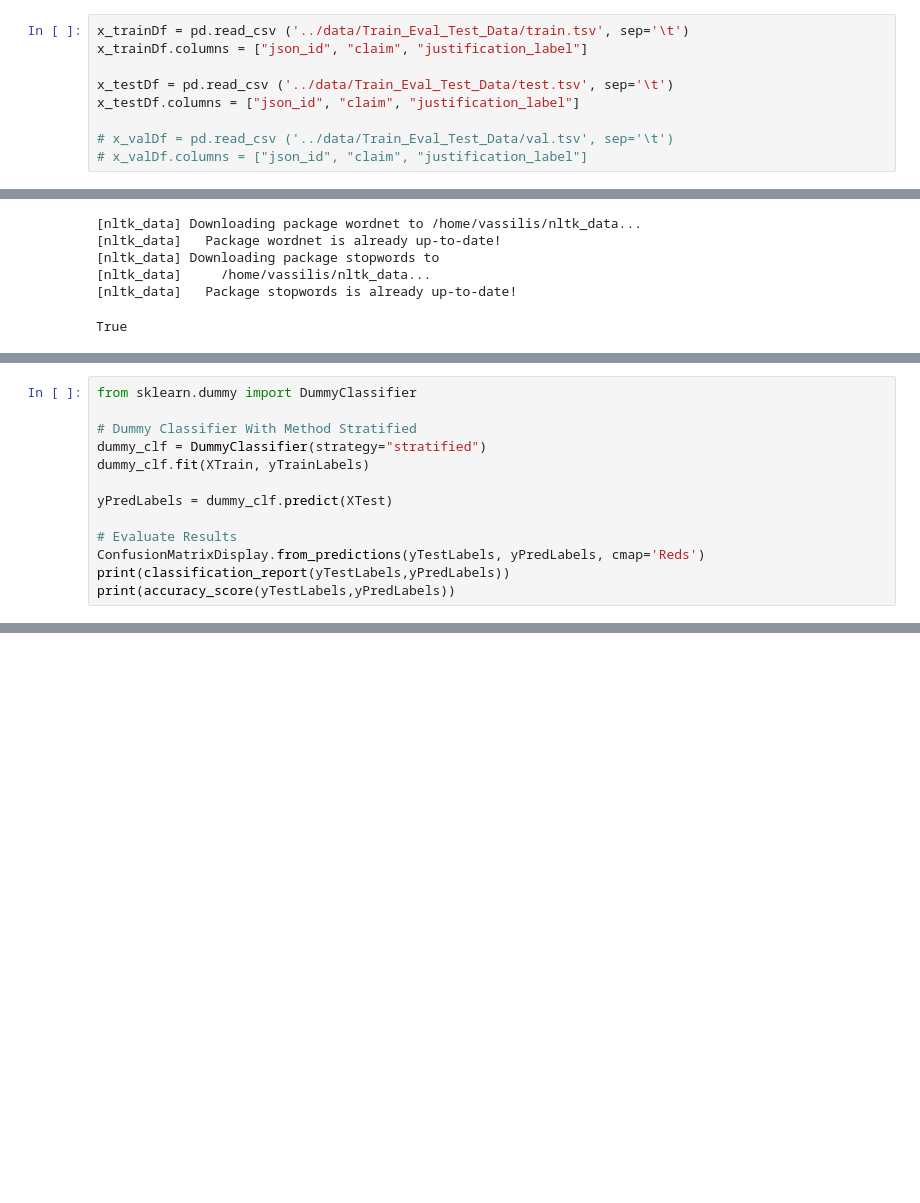
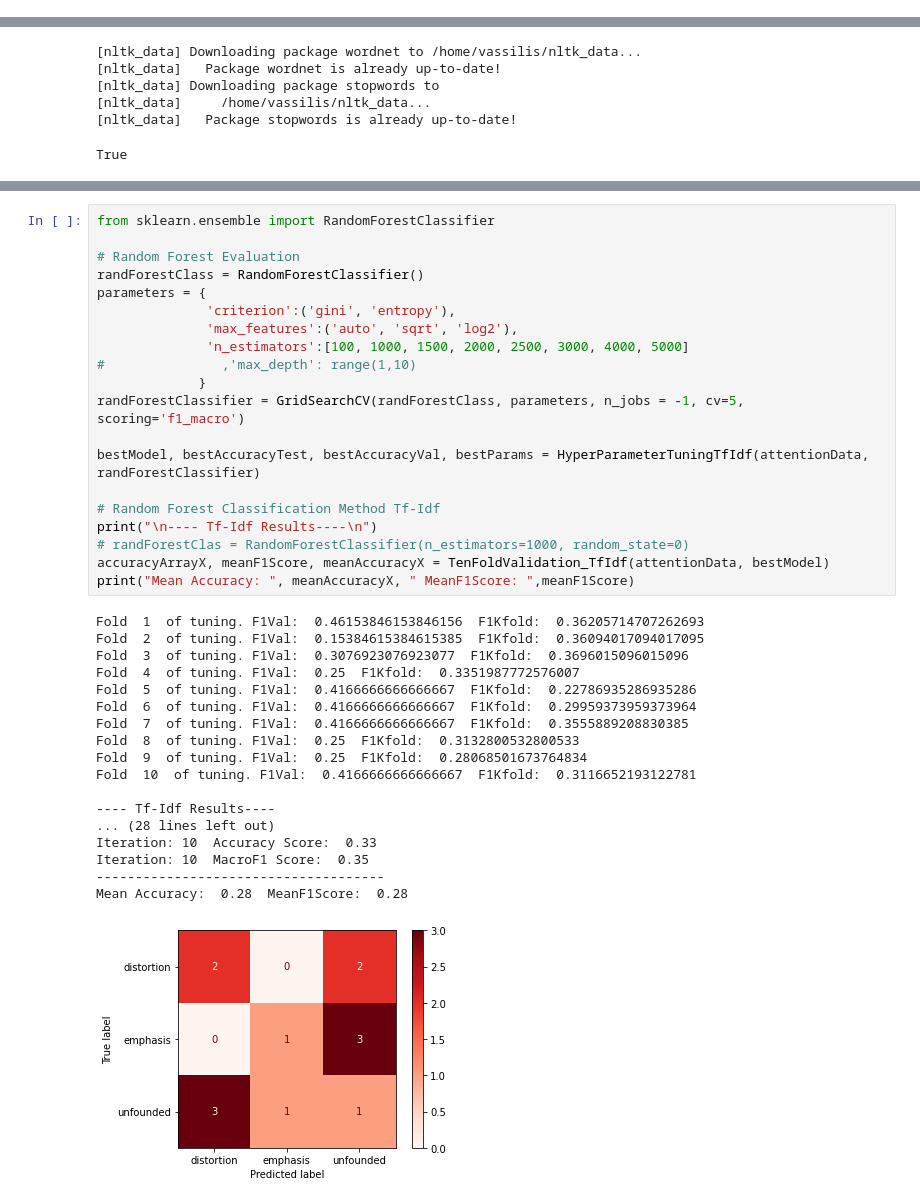
Before and after one commit to vGkatsis/MSc-Thesis, a Jupyter notebook: src/Attention_Pipeline.ipynb, the cells around one changed output, grey strips where cells are left out. Drawn from its saved outputs; the diff is of its cells as text; blank space fills up the shorter version.

Commit message:
Completed attention pipeline experiments.

```diff
--- a/src/Attention_Pipeline.ipynb
+++ b/src/Attention_Pipeline.ipynb
@@ -36,12 +36,3 @@ display(attentionData)
 | 9727.json | [deficits, budget, share, jobs, t... | False |
 | 9876.json | [rate, costs, profits, jumped, pr... | False |
 152 rows × 2 columns
-# %%
-x_trainDf = pd.read_csv ('../data/Train_Eval_Test_Data/train.tsv', sep='\t')
-x_trainDf.columns = ["json_id", "claim", "justification_label"]
-
-x_testDf = pd.read_csv ('../data/Train_Eval_Test_Data/test.tsv', sep='\t')
-x_testDf.columns = ["json_id", "claim", "justification_label"]
-
-# x_valDf = pd.read_csv ('../data/Train_Eval_Test_Data/val.tsv', sep='\t')
-# x_valDf.columns = ["json_id", "claim", "justification_label"]
@@ -210,13 +68,0 @@ def TenFoldValidation_BowTfIdf(summarisationData, classifier):
-# %%
-from sklearn.dummy import DummyClassifier
-
-# Dummy Classifier With Method Stratified
-dummy_clf = DummyClassifier(strategy="stratified")
-dummy_clf.fit(XTrain, yTrainLabels)
-
-yPredLabels = dummy_clf.predict(XTest)
-
-# Evaluate Results
-ConfusionMatrixDisplay.from_predictions(yTestLabels, yPredLabels, cmap='Reds')
-print(classification_report(yTestLabels,yPredLabels))
-print(accuracy_score(yTestLabels,yPredLabels))
@@ -500,0 +407,39 @@ Mean Accuracy:  0.3166666666666667
+# %%
+from sklearn.ensemble import RandomForestClassifier
+
+# Random Forest Evaluation
+randForestClass = RandomForestClassifier()
+parameters = {
+              'criterion':('gini', 'entropy'),
+              'max_features':('auto', 'sqrt', 'log2'),
+              'n_estimators':[100, 1000, 1500, 2000, 2500, 3000, 4000, 5000]
+#               ,'max_depth': range(1,10)
+             }
+randForestClassifier = GridSearchCV(randForestClass, parameters, n_jobs = -1, cv=5, scoring='f1_macro')
+
+bestModel, bestAccuracyTest, bestAccuracyVal, bestParams = HyperParameterTuningTfIdf(attentionData, randForestClassifier)
+
+# Random Forest Classification Method Tf-Idf
+print("\n---- Tf-Idf Results----\n")
+# randForestClas = RandomForestClassifier(n_estimators=1000, random_state=0)
+accuracyArrayX, meanF1Score, meanAccuracyX = TenFoldValidation_TfIdf(attentionData, bestModel)
+print("Mean Accuracy: ", meanAccuracyX, " MeanF1Score: ",meanF1Score)
+# %% [output]
+Fold  1  of tuning. F1Val:  0.46153846153846156  F1Kfold:  0.36205714707262693
+Fold  2  of tuning. F1Val:  0.15384615384615385  F1Kfold:  0.36094017094017095
+Fold  3  of tuning. F1Val:  0.3076923076923077  F1Kfold:  0.3696015096015096
+Fold  4  of tuning. F1Val:  0.25  F1Kfold:  0.3351987772576007
+Fold  5  of tuning. F1Val:  0.4166666666666667  F1Kfold:  0.22786935286935286
+Fold  6  of tuning. F1Val:  0.4166666666666667  F1Kfold:  0.29959373959373964
+Fold  7  of tuning. F1Val:  0.4166666666666667  F1Kfold:  0.3555889208830385
+Fold  8  of tuning. F1Val:  0.25  F1Kfold:  0.3132800532800533
+Fold  9  of tuning. F1Val:  0.25  F1Kfold:  0.28068501673764834
+Fold  10  of tuning. F1Val:  0.4166666666666667  F1Kfold:  0.3116652193122781
+
+---- Tf-Idf Results----
+... (28 lines left out)
+Iteration: 10  Accuracy Score:  0.33
+Iteration: 10  MacroF1 Score:  0.35
+-------------------------------------
+Mean Accuracy:  0.28  MeanF1Score:  0.28
+[figure, added]
```
Also changed, not shown: parts of 47 cells of this notebook.
